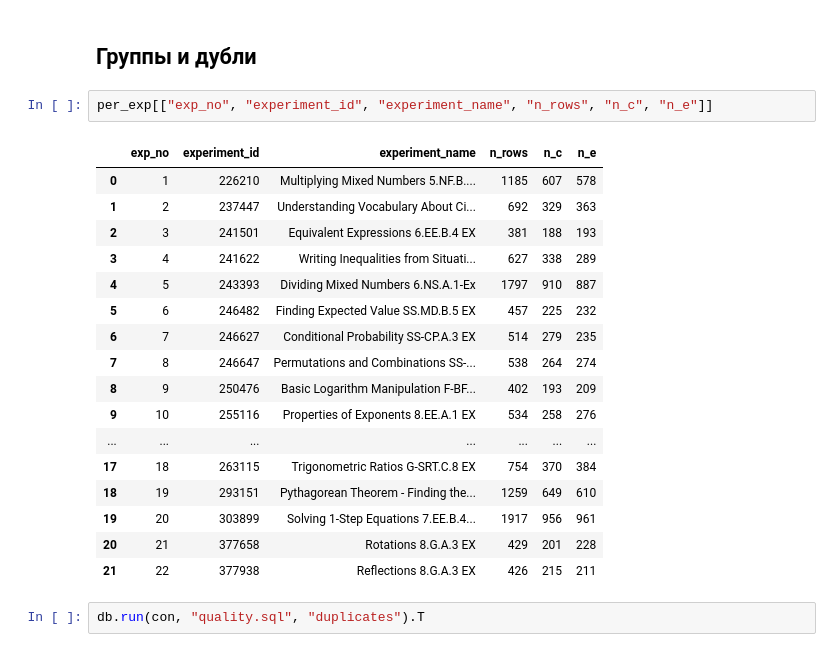
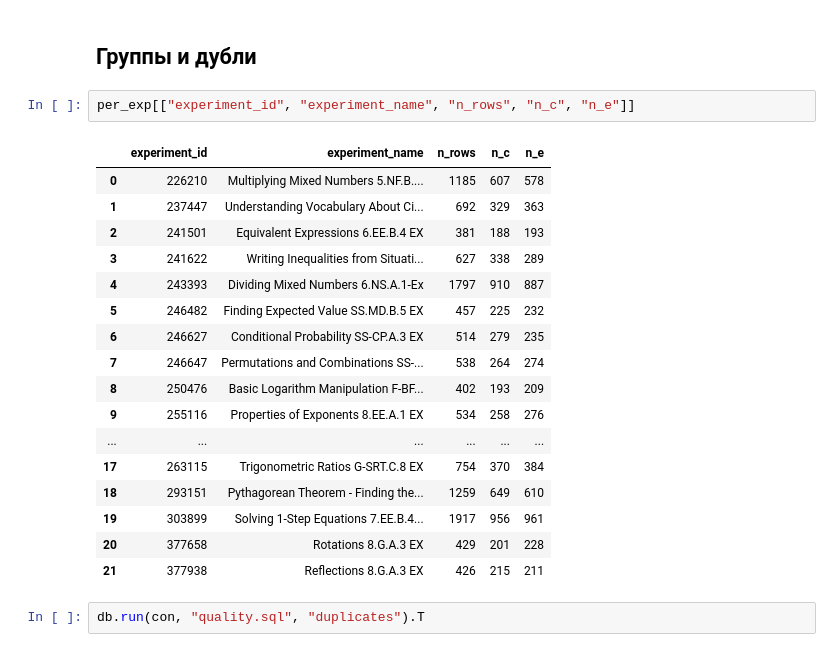
Before and after one commit to artyombelyaev/assistments-ab-tests, a Jupyter notebook: notebooks/01_data_quality.ipynb, the cells around one changed output. Drawn from its saved outputs; the diff is of its cells as text.

```diff
--- a/notebooks/01_data_quality.ipynb
+++ b/notebooks/01_data_quality.ipynb
@@ -180,25 +146,25 @@ dtype: int64
 # %% [markdown]
 ## Группы и дубли
 # %%
-per_exp[["exp_no", "experiment_id", "experiment_name", "n_rows", "n_c", "n_e"]]
+per_exp[["experiment_id", "experiment_name", "n_rows", "n_c", "n_e"]]
 # %% [output]
-|  | exp_no | experiment_id | experiment_name | n_rows | n_c | n_e |
-| 0 | 1 | 226210 | Multiplying Mixed Numbers 5.NF.B.... | 1185 | 607 | 578 |
-| 1 | 2 | 237447 | Understanding Vocabulary About Ci... | 692 | 329 | 363 |
-| 2 | 3 | 241501 | Equivalent Expressions 6.EE.B.4 EX | 381 | 188 | 193 |
-| 3 | 4 | 241622 | Writing Inequalities from Situati... | 627 | 338 | 289 |
-| 4 | 5 | 243393 | Dividing Mixed Numbers 6.NS.A.1-Ex | 1797 | 910 | 887 |
-| 5 | 6 | 246482 | Finding Expected Value SS.MD.B.5 EX | 457 | 225 | 232 |
-| 6 | 7 | 246627 | Conditional Probability SS-CP.A.3 EX | 514 | 279 | 235 |
-| 7 | 8 | 246647 | Permutations and Combinations SS-... | 538 | 264 | 274 |
-| 8 | 9 | 250476 | Basic Logarithm Manipulation F-BF... | 402 | 193 | 209 |
-| 9 | 10 | 255116 | Properties of Exponents 8.EE.A.1 EX | 534 | 258 | 276 |
-| ... | ... | ... | ... | ... | ... | ... |
-| 17 | 18 | 263115 | Trigonometric Ratios G-SRT.C.8 EX | 754 | 370 | 384 |
-| 18 | 19 | 293151 | Pythagorean Theorem - Finding the... | 1259 | 649 | 610 |
-| 19 | 20 | 303899 | Solving 1-Step Equations 7.EE.B.4... | 1917 | 956 | 961 |
-| 20 | 21 | 377658 | Rotations 8.G.A.3 EX | 429 | 201 | 228 |
-| 21 | 22 | 377938 | Reflections 8.G.A.3 EX | 426 | 215 | 211 |
+|  | experiment_id | experiment_name | n_rows | n_c | n_e |
+| 0 | 226210 | Multiplying Mixed Numbers 5.NF.B.... | 1185 | 607 | 578 |
+| 1 | 237447 | Understanding Vocabulary About Ci... | 692 | 329 | 363 |
+| 2 | 241501 | Equivalent Expressions 6.EE.B.4 EX | 381 | 188 | 193 |
+| 3 | 241622 | Writing Inequalities from Situati... | 627 | 338 | 289 |
+| 4 | 243393 | Dividing Mixed Numbers 6.NS.A.1-Ex | 1797 | 910 | 887 |
+| 5 | 246482 | Finding Expected Value SS.MD.B.5 EX | 457 | 225 | 232 |
+| 6 | 246627 | Conditional Probability SS-CP.A.3 EX | 514 | 279 | 235 |
+| 7 | 246647 | Permutations and Combinations SS-... | 538 | 264 | 274 |
+| 8 | 250476 | Basic Logarithm Manipulation F-BF... | 402 | 193 | 209 |
+| 9 | 255116 | Properties of Exponents 8.EE.A.1 EX | 534 | 258 | 276 |
+| ... | ... | ... | ... | ... | ... |
+| 17 | 263115 | Trigonometric Ratios G-SRT.C.8 EX | 754 | 370 | 384 |
+| 18 | 293151 | Pythagorean Theorem - Finding the... | 1259 | 649 | 610 |
+| 19 | 303899 | Solving 1-Step Equations 7.EE.B.4... | 1917 | 956 | 961 |
+| 20 | 377658 | Rotations 8.G.A.3 EX | 429 | 201 | 228 |
+| 21 | 377938 | Reflections 8.G.A.3 EX | 426 | 215 | 211 |
 # %%
 db.run(con, "quality.sql", "duplicates").T
 # %% [output]
```
Also changed, not shown: parts of 11 cells of this notebook, 3 other files.
